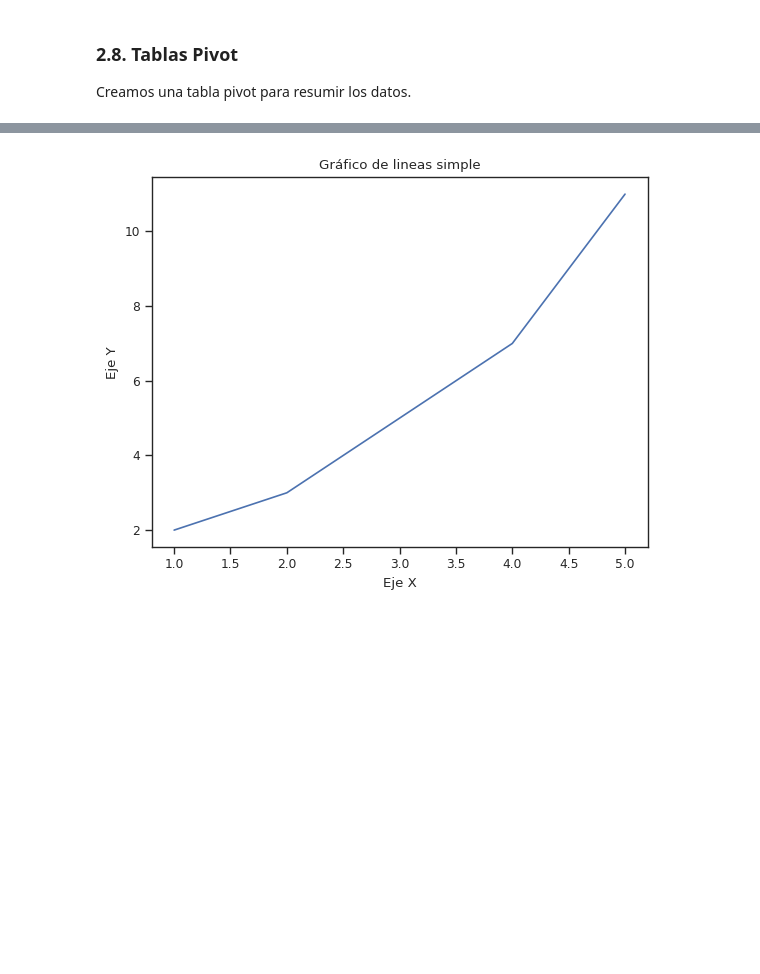
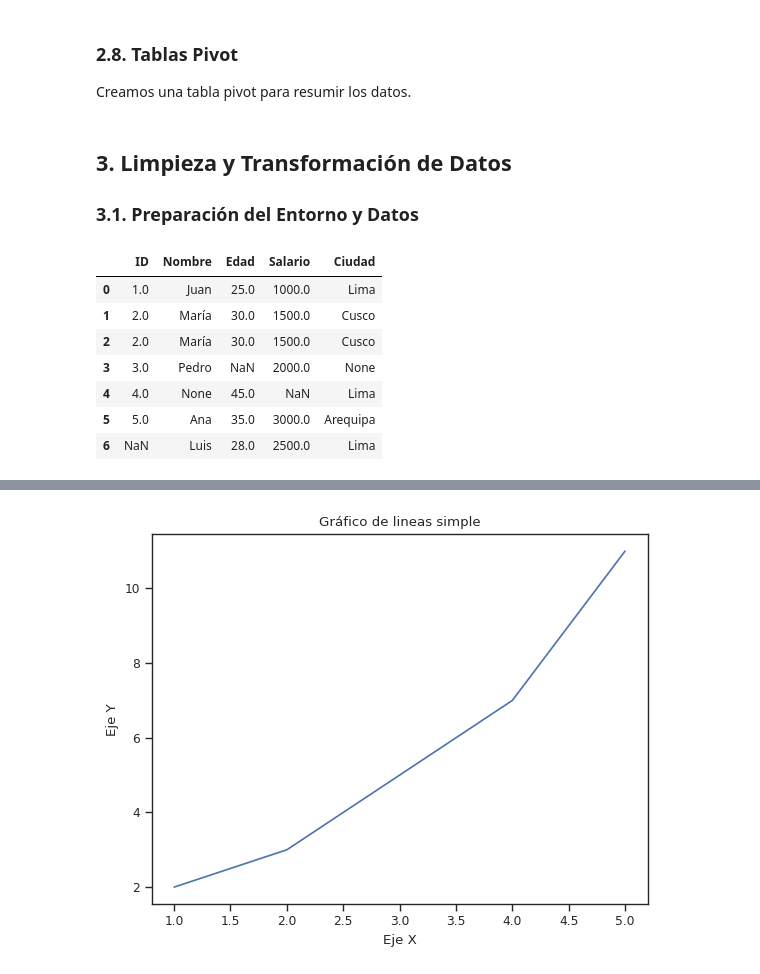
Before and after one commit to JonathanRosasV/PythonBasico2, a Jupyter notebook: Clase_2/python2_clase_2.ipynb, the cells around one changed output, grey strips where cells are left out. Cells and saved outputs as stored; diff of their text form; code cells hidden in the pictures; blank space fills up the shorter version.

```diff
--- a/Clase_2/python2_clase_2.ipynb
+++ b/Clase_2/python2_clase_2.ipynb
@@ -171,3 +214,29 @@ pivot_table = pd.pivot_table(df,
                            aggfunc='mean')
 print("Promedio de notas por ciudad y estado:")
 print(pivot_table)
+# %% [markdown]
+## 3. Limpieza y Transformación de Datos
+
+### 3.1. Preparación del Entorno y Datos
+# %%
+# Crear un DataFrame de ejemplo
+data = {
+    'ID': [1, 2, 2, 3, 4, 5, None],
+    'Nombre': ['Juan', 'María', 'María', 'Pedro', None, 'Ana', 'Luis'],
+    'Edad': [25, 30, 30, None, 45, 35, 28],
+    'Salario': [1000, 1500, 1500, 2000, None, 3000, 2500],
+    'Ciudad': ['Lima', 'Cusco', 'Cusco', None, 'Lima', 'Arequipa', 'Lima']
+}
+# %%
+df = pd.DataFrame(data)
+# %%
+df
+# %% [output]
+|  | ID | Nombre | Edad | Salario | Ciudad |
+| 0 | 1.0 | Juan | 25.0 | 1000.0 | Lima |
+| 1 | 2.0 | María | 30.0 | 1500.0 | Cusco |
+| 2 | 2.0 | María | 30.0 | 1500.0 | Cusco |
+| 3 | 3.0 | Pedro | NaN | 2000.0 | None |
+| 4 | 4.0 | None | 45.0 | NaN | Lima |
+| 5 | 5.0 | Ana | 35.0 | 3000.0 | Arequipa |
+| 6 | NaN | Luis | 28.0 | 2500.0 | Lima |
```
Also changed, not shown: parts of 26 cells of this notebook.
